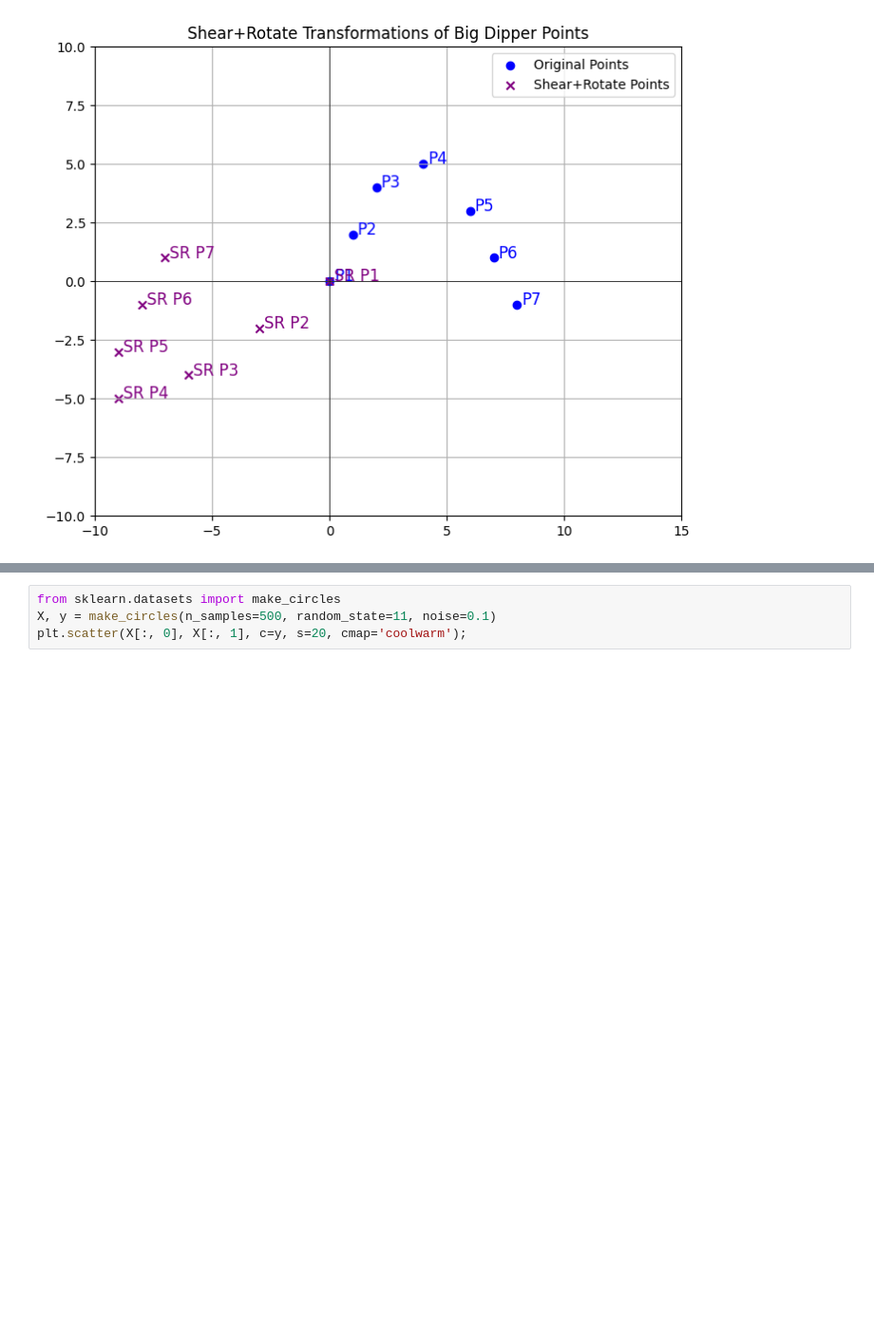
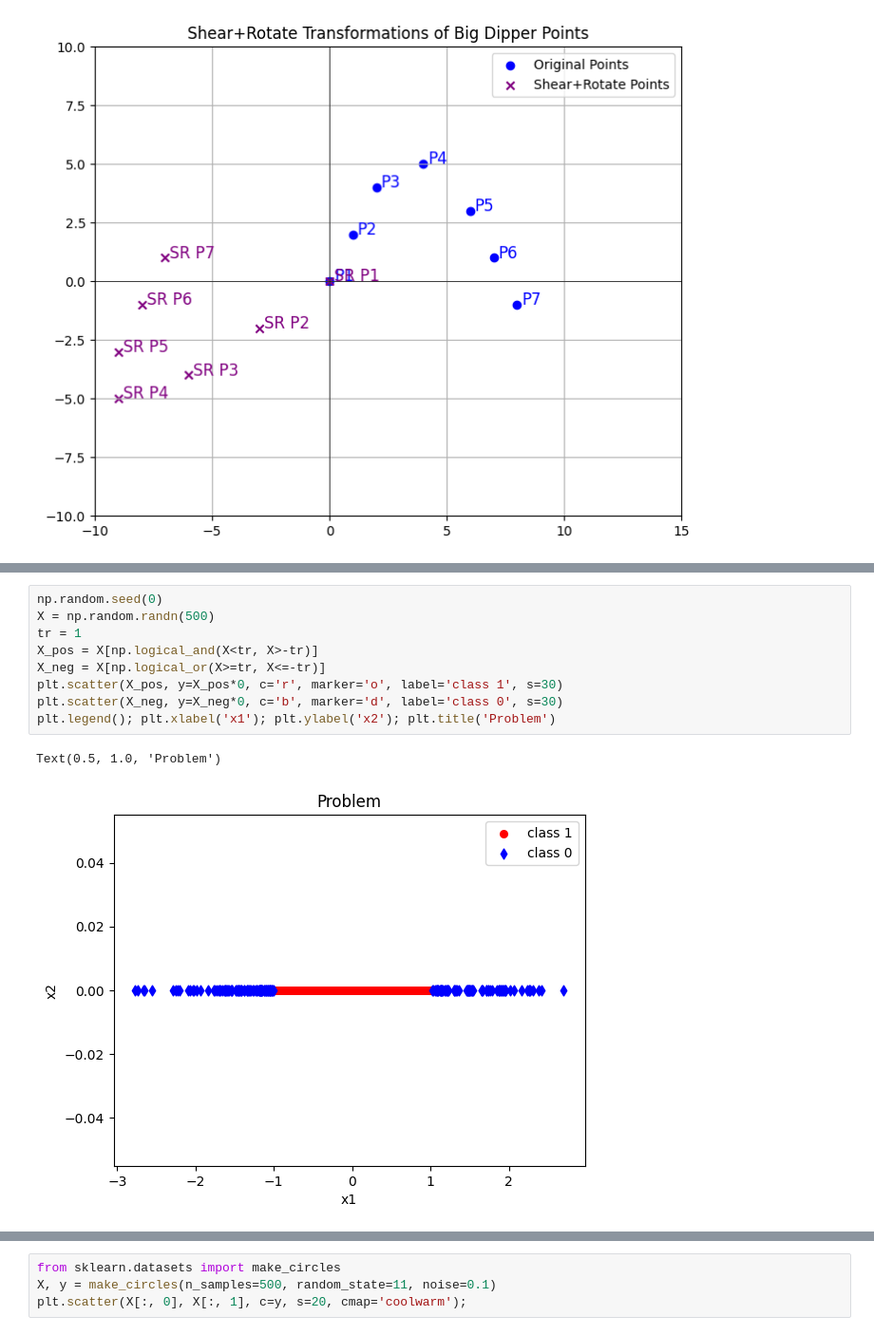
Before and after one commit to ancestor9/24_fall_textmining_NLP, a Jupyter notebook: Ch_06_차원의_축소.ipynb, the cells around one changed output, grey strips where cells are left out. Shown at 95% size. Cells and saved outputs as stored; diff of their text form; blank space fills up the shorter version.

```diff
--- a/Ch_06_차원의_축소.ipynb
+++ b/Ch_06_차원의_축소.ipynb
@@ -155,0 +158,12 @@ plt.show()
+# %%
+np.random.seed(0)
+X = np.random.randn(500)
+tr = 1
+X_pos = X[np.logical_and(X<tr, X>-tr)]
+X_neg = X[np.logical_or(X>=tr, X<=-tr)]
+plt.scatter(X_pos, y=X_pos*0, c='r', marker='o', label='class 1', s=30)
+plt.scatter(X_neg, y=X_neg*0, c='b', marker='d', label='class 0', s=30)
+plt.legend(); plt.xlabel('x1'); plt.ylabel('x2'); plt.title('Problem')
+# %% [output]
+Text(0.5, 1.0, 'Problem')
+[figure, added]
```
Also changed, not shown: parts of 27 cells of this notebook.
